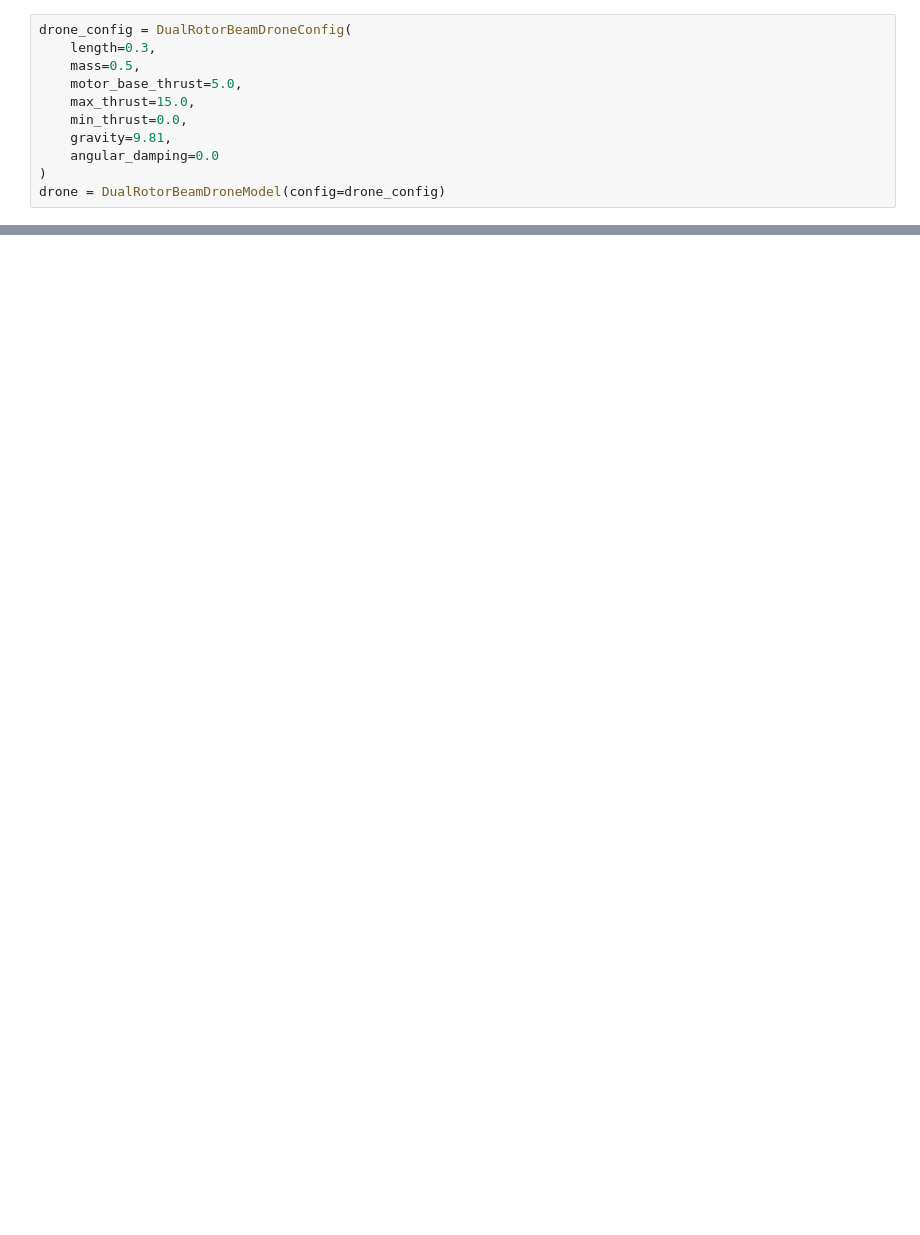
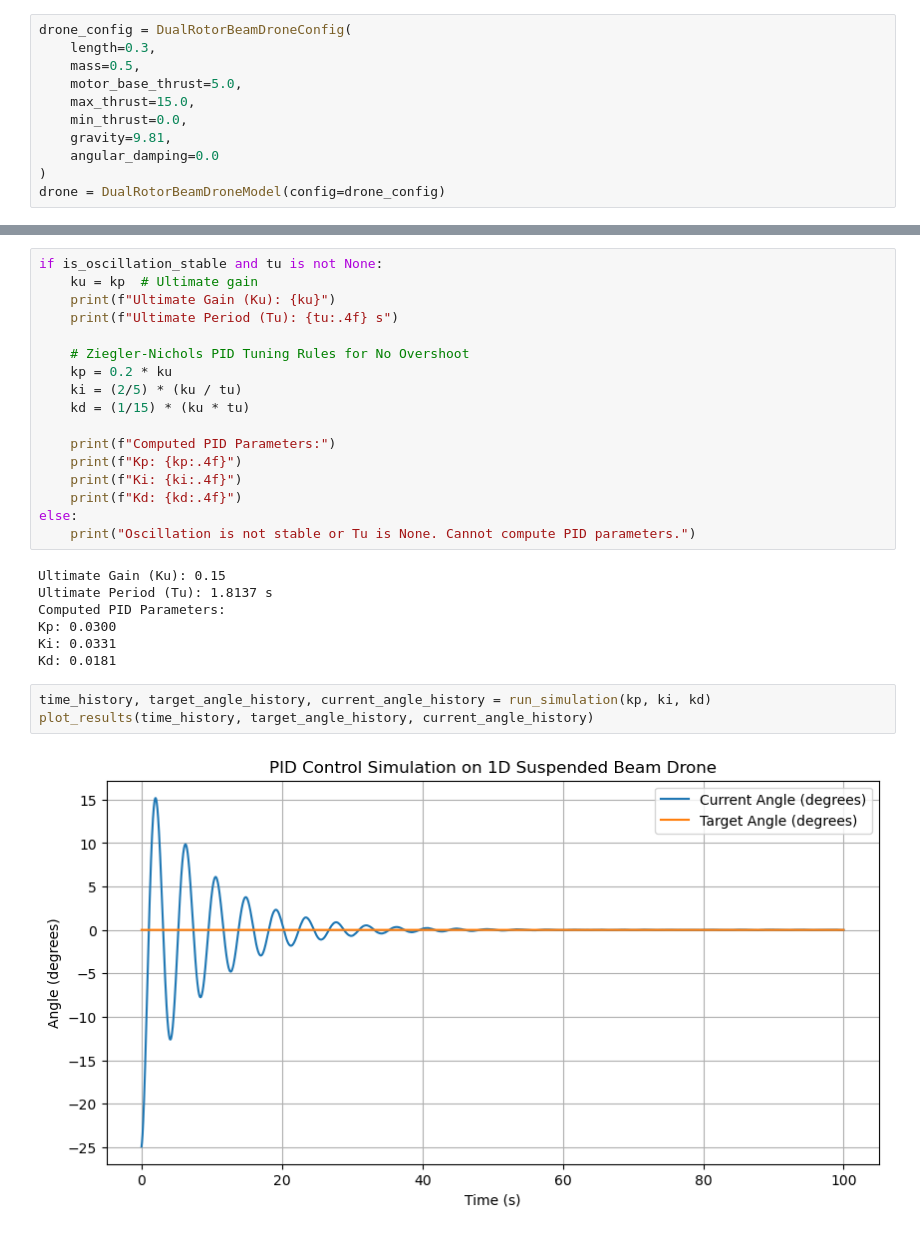
Before and after one commit to theridwanade/robotics-flight-lab, a Jupyter notebook: simulations/1d_suspended_beam_drone/notebooks/ziegler_nichols_pid_tunner.ipynb, the cells around one changed output, grey strips where cells are left out. Drawn from its saved outputs; the diff is of its cells as text; blank space fills up the shorter version.

Commit message:
calculated peaks and used the ziegler-nichols tunning rules to calculate optimal values -  seems not so optimal at this point

```diff
--- a/simulations/1d_suspended_beam_drone/notebooks/ziegler_nichols_pid_tunner.ipynb
+++ b/simulations/1d_suspended_beam_drone/notebooks/ziegler_nichols_pid_tunner.ipynb
@@ -78,0 +129,29 @@ plt.show()
+# %%
+if is_oscillation_stable and tu is not None:
+    ku = kp  # Ultimate gain
+    print(f"Ultimate Gain (Ku): {ku}")
+    print(f"Ultimate Period (Tu): {tu:.4f} s")
+
+    # Ziegler-Nichols PID Tuning Rules for No Overshoot
+    kp = 0.2 * ku
+    ki = (2/5) * (ku / tu)
+    kd = (1/15) * (ku * tu)
+
+    print(f"Computed PID Parameters:")
+    print(f"Kp: {kp:.4f}")
+    print(f"Ki: {ki:.4f}")
+    print(f"Kd: {kd:.4f}")
+else:
+    print("Oscillation is not stable or Tu is None. Cannot compute PID parameters.")
+# %% [output]
+Ultimate Gain (Ku): 0.15
+Ultimate Period (Tu): 1.8137 s
+Computed PID Parameters:
+Kp: 0.0300
+Ki: 0.0331
+Kd: 0.0181
+# %%
+time_history, target_angle_history, current_angle_history = run_simulation(kp, ki, kd)
+plot_results(time_history, target_angle_history, current_angle_history)
+# %% [output]
+[figure, added]
```
Also changed, not shown: parts of 5 cells of this notebook.
